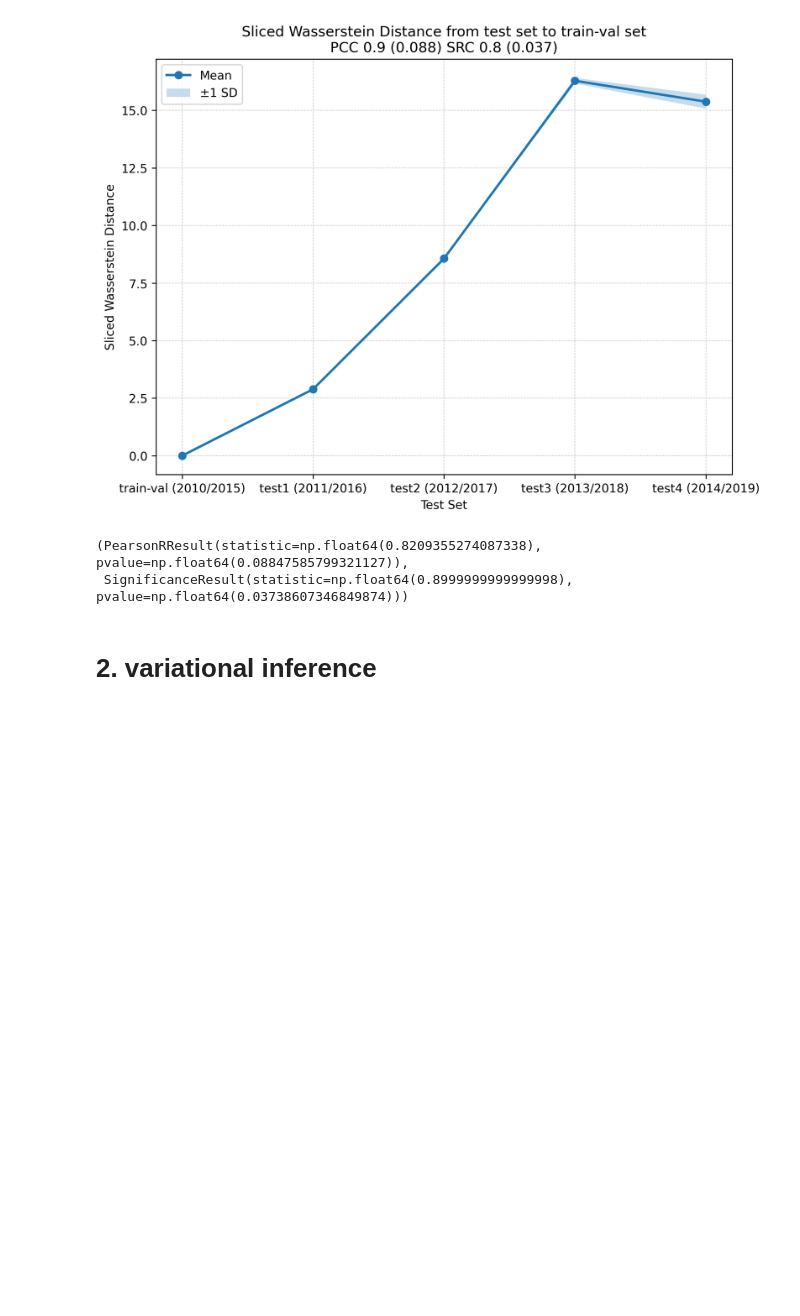
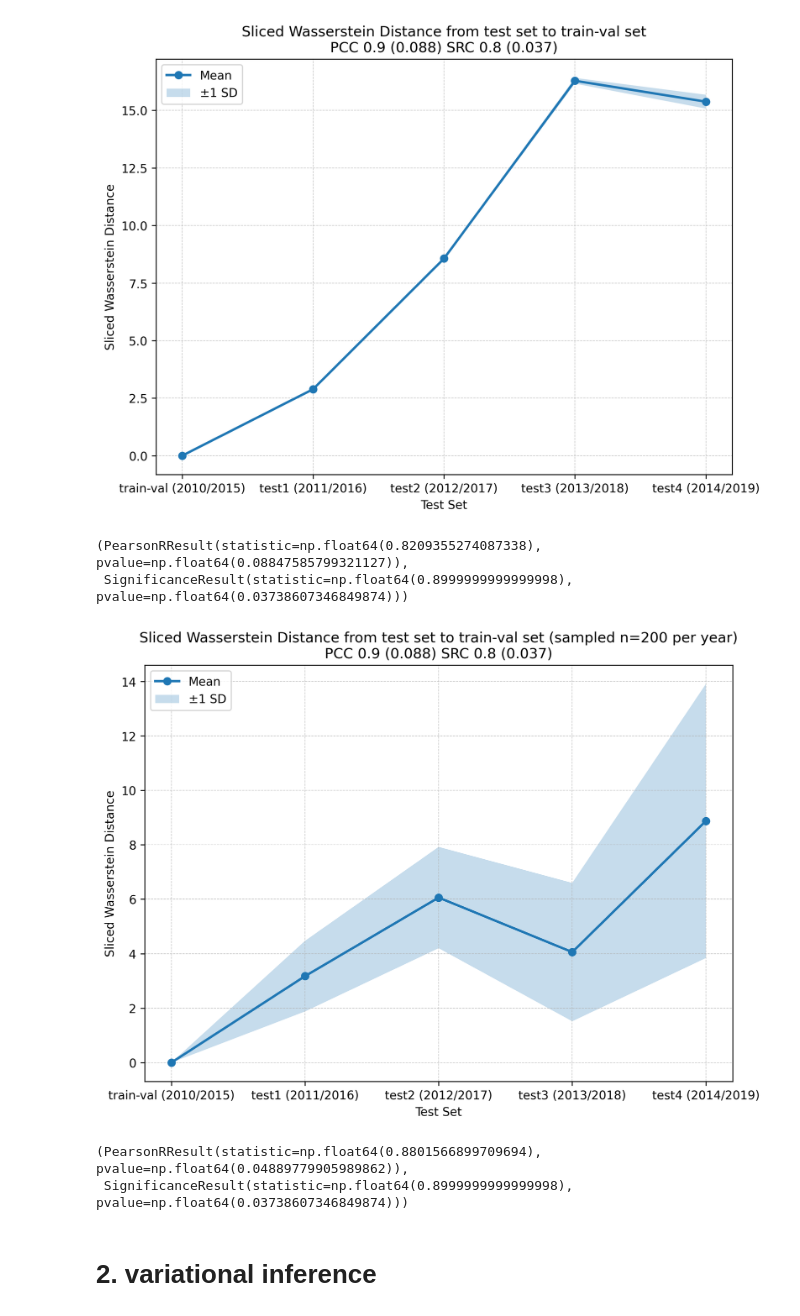
Before and after one commit to ZhangWan-byte/lpm, a Jupyter notebook: OGB_arXiv.ipynb, the cells around one changed output. Saved outputs shown, nothing was run; the diff lists cells and outputs as text; code cells hidden in the pictures; blank space fills up the shorter version.

```diff
--- a/OGB_arXiv.ipynb
+++ b/OGB_arXiv.ipynb
@@ -2643,6 +2643,48 @@ pearsonr(mean_vals, empirical_losses), spearmanr(mean_vals, empirical_losses)
 # %% [output]
 (PearsonRResult(statistic=np.float64(0.8209355274087338), pvalue=np.float64(0.08847585799321127)),
  SignificanceResult(statistic=np.float64(0.8999999999999998), pvalue=np.float64(0.03738607346849874)))
+# %%
+# Plot mean and standard deviation (shaded) for the repeated runs
+import numpy as np
+import matplotlib.pyplot as plt
+
+# Data
+test_losses = []
+
+wasserstein_distances_0 = np.array([0, 4.669050, 6.000696, 2.539019, 8.972792])
+
+wasserstein_distances_1 = np.array([0, 1.505384, 8.370485, 1.995944, 14.987629])
+
+wasserstein_distances_2 = np.array([0, 3.347454, 3.813758, 7.63914, 2.659202])
+
+runs = np.vstack([wasserstein_distances_0,
+                  wasserstein_distances_1,
+                  wasserstein_distances_2])
+
+mean_vals = runs.mean(axis=0)
+std_vals = runs.std(axis=0, ddof=0)
+
+# Plot
+plt.figure(figsize=(8, 6), dpi=300)
+plt.plot(["train-val (2010/2015)", "test1 (2011/2016)", "test2 (2012/2017)", "test3 (2013/2018)", "test4 (2014/2019)"], mean_vals, marker='o', linewidth=2, label='Mean')
+plt.fill_between(["train-val (2010/2015)", "test1 (2011/2016)", "test2 (2012/2017)", "test3 (2013/2018)", "test4 (2014/2019)"], mean_vals - std_vals, mean_vals + std_vals, alpha=0.25, label='±1 SD')
+plt.xlabel('Test Set')
+plt.ylabel('Sliced Wasserstein Distance')
+plt.title('Sliced Wasserstein Distance from test set to train-val set (sampled n=200 per year)\nPCC 0.9 (0.088) SRC 0.8 (0.037)')
+plt.grid(True, linestyle='--', linewidth=0.5, alpha=0.7)
+plt.legend()
+plt.tight_layout()
+# %% [output]
+[figure, added]
+# %%
+from scipy.stats import pearsonr, spearmanr
+
+empirical_losses = np.array([0.0184, 0.0278, 0.3371, 0.4551, 1.1106])
+
+pearsonr(mean_vals, empirical_losses), spearmanr(mean_vals, empirical_losses)
+# %% [output]
+(PearsonRResult(statistic=np.float64(0.8801566899709694), pvalue=np.float64(0.04889779905989862)),
+ SignificanceResult(statistic=np.float64(0.8999999999999998), pvalue=np.float64(0.03738607346849874)))
 # %% [markdown]
 # 2. variational inference
 # %%
```
Also changed, not shown: 1 other file.
